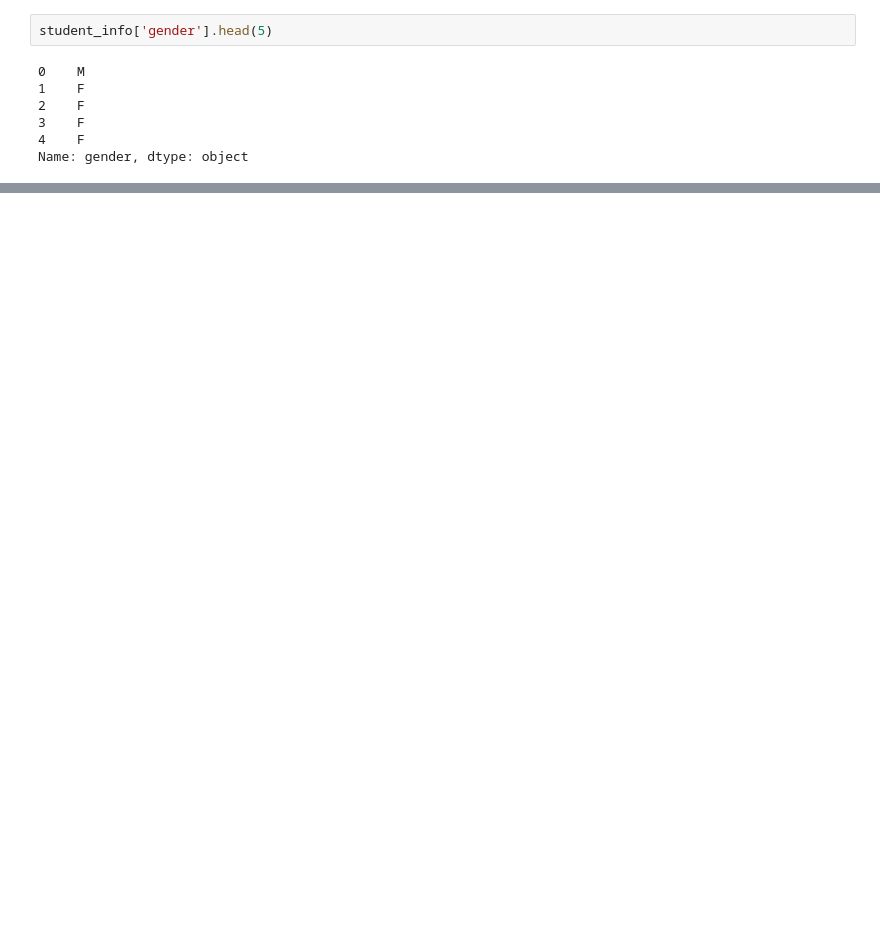
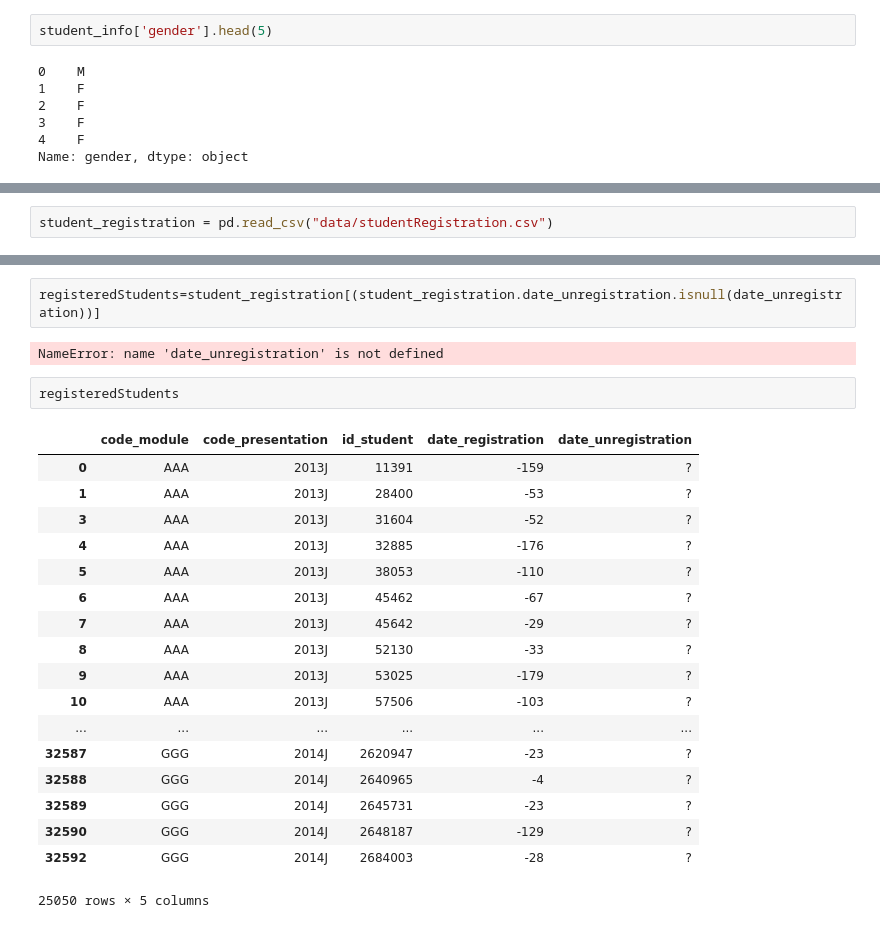
Before and after one commit to somratcste/data-science, a Jupyter notebook: main.ipynb, the cells around one changed output, grey strips where cells are left out. Drawn from its saved outputs; the diff is of its cells as text; blank space fills up the shorter version.

```diff
--- a/main.ipynb
+++ b/main.ipynb
@@ -40,3 +40,5 @@ female_student[['gender','region']].head(5)
 | 3 | F | South East Region |
 | 4 | F | West Midlands Region |
 | 7 | F | North Western Region |
+# %%
+student_registration = pd.read_csv("data/studentRegistration.csv")
@@ -42,0 +54,25 @@ female_student[['gender','region']].head(5)
+# %%
+registeredStudents=student_registration[(student_registration.date_unregistration.isnull(date_unregistration))]
+# %% [output]
+NameError: name 'date_unregistration' is not defined
+# %%
+registeredStudents
+# %% [output]
+|  | code_module | code_presentation | id_student | date_registration | date_unregistration |
+| 0 | AAA | 2013J | 11391 | -159 | ? |
+| 1 | AAA | 2013J | 28400 | -53 | ? |
+| 3 | AAA | 2013J | 31604 | -52 | ? |
+| 4 | AAA | 2013J | 32885 | -176 | ? |
+| 5 | AAA | 2013J | 38053 | -110 | ? |
+| 6 | AAA | 2013J | 45462 | -67 | ? |
+| 7 | AAA | 2013J | 45642 | -29 | ? |
+| 8 | AAA | 2013J | 52130 | -33 | ? |
+| 9 | AAA | 2013J | 53025 | -179 | ? |
+| 10 | AAA | 2013J | 57506 | -103 | ? |
+| ... | ... | ... | ... | ... | ... |
+| 32587 | GGG | 2014J | 2620947 | -23 | ? |
+| 32588 | GGG | 2014J | 2640965 | -4 | ? |
+| 32589 | GGG | 2014J | 2645731 | -23 | ? |
+| 32590 | GGG | 2014J | 2648187 | -129 | ? |
+| 32592 | GGG | 2014J | 2684003 | -28 | ? |
+25050 rows × 5 columns
```
Also changed, not shown: parts of 3 cells of this notebook.
